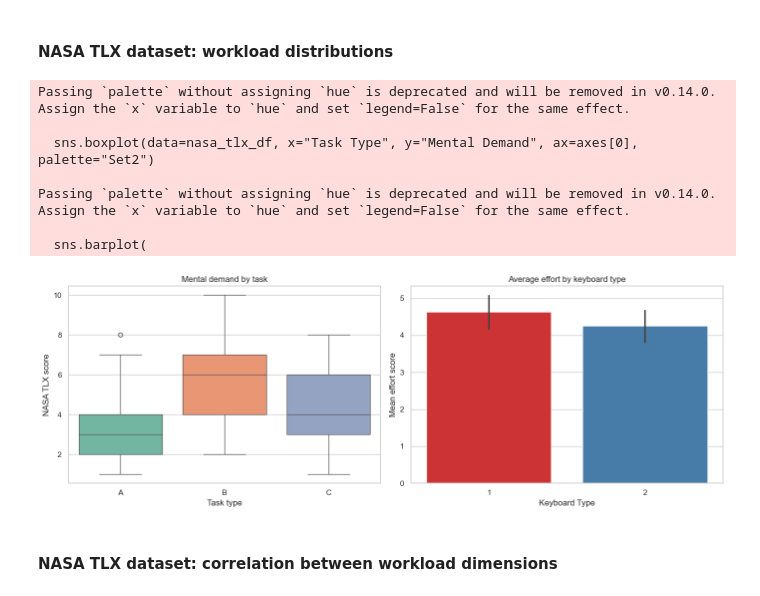
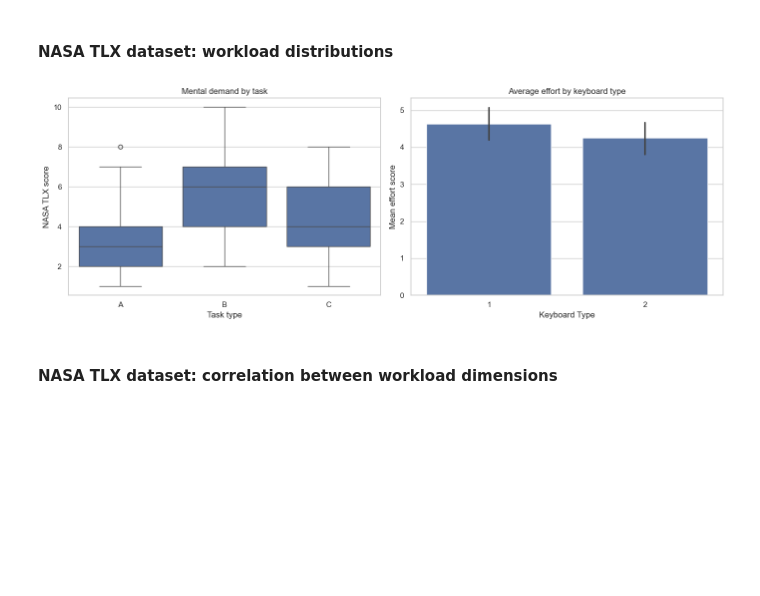
Before and after one commit to chris-asturiano/typing-test, a Jupyter notebook: data_analysis/data_analysis.ipynb, the cells around one changed output. Saved outputs shown, nothing was run; the diff lists cells and outputs as text; code cells hidden in the pictures; blank space fills up the shorter version.

Commit message:
improved code to remove deprecation warnings.

```diff
--- a/data_analysis/data_analysis.ipynb
+++ b/data_analysis/data_analysis.ipynb
@@ -314,32 +314,25 @@ keyboard_summary, task_summary
 #### NASA TLX dataset: workload distributions
 # %%
 fig, axes = plt.subplots(1, 2, figsize=(14, 5))
-sns.boxplot(data=nasa_tlx_df, x="Task Type", y="Mental Demand", ax=axes[0], palette="Set2")
+# Removed explicit palette without hue to avoid seaborn deprecation warnings.
+sns.boxplot(data=nasa_tlx_df, x="Task Type", y="Mental Demand", ax=axes[0])
 axes[0].set_title("Mental demand by task")
 axes[0].set_xlabel("Task type")
 axes[0].set_ylabel("NASA TLX score")
 
 sns.barplot(
     data=nasa_tlx_df,
     x="Keyboard Type",
     y="Effort",
     estimator=np.mean,
     errorbar=("ci", 95),
-    palette="Set1",
     ax=axes[1],
 )
 axes[1].set_title("Average effort by keyboard type")
 axes[1].set_ylabel("Mean effort score")
 plt.tight_layout()
 # %% [output]
-Passing `palette` without assigning `hue` is deprecated and will be removed in v0.14.0. Assign the `x` variable to `hue` and set `legend=False` for the same effect.
-
-  sns.boxplot(data=nasa_tlx_df, x="Task Type", y="Mental Demand", ax=axes[0], palette="Set2")
-
-Passing `palette` without assigning `hue` is deprecated and will be removed in v0.14.0. Assign the `x` variable to `hue` and set `legend=False` for the same effect.
-
-  sns.barplot(
-[figure, old version]
+[figure, new version]
 # %% [markdown]
 #### NASA TLX dataset: correlation between workload dimensions
 # %%
```
Also changed, not shown: parts of 7 cells of this notebook, 25 other files.
